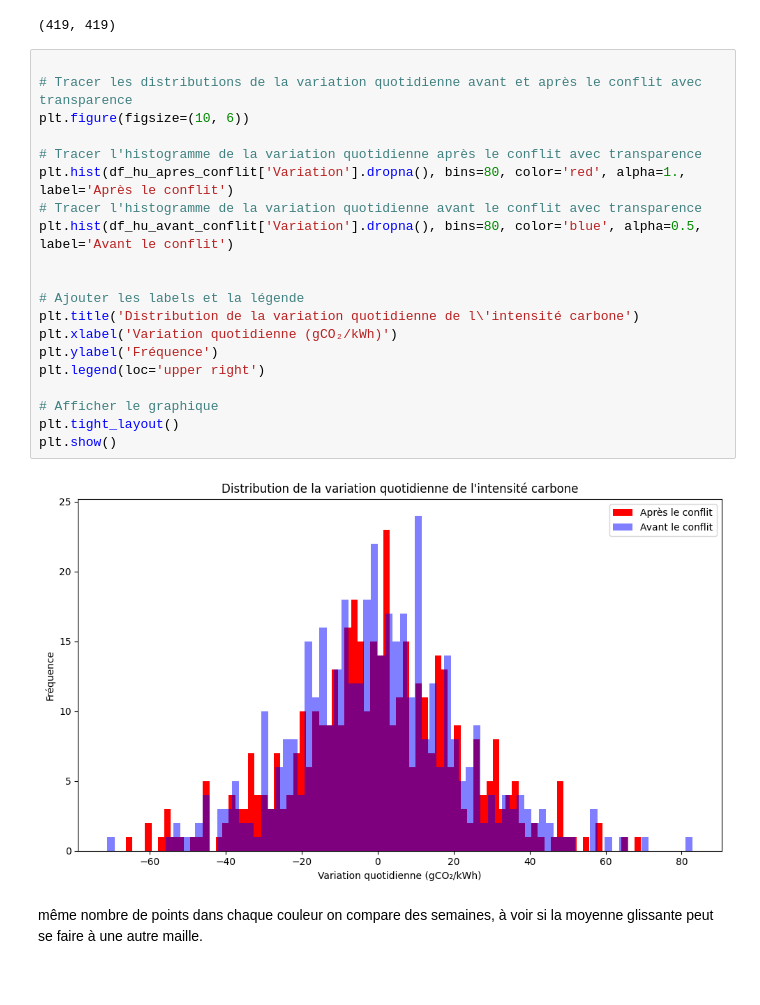
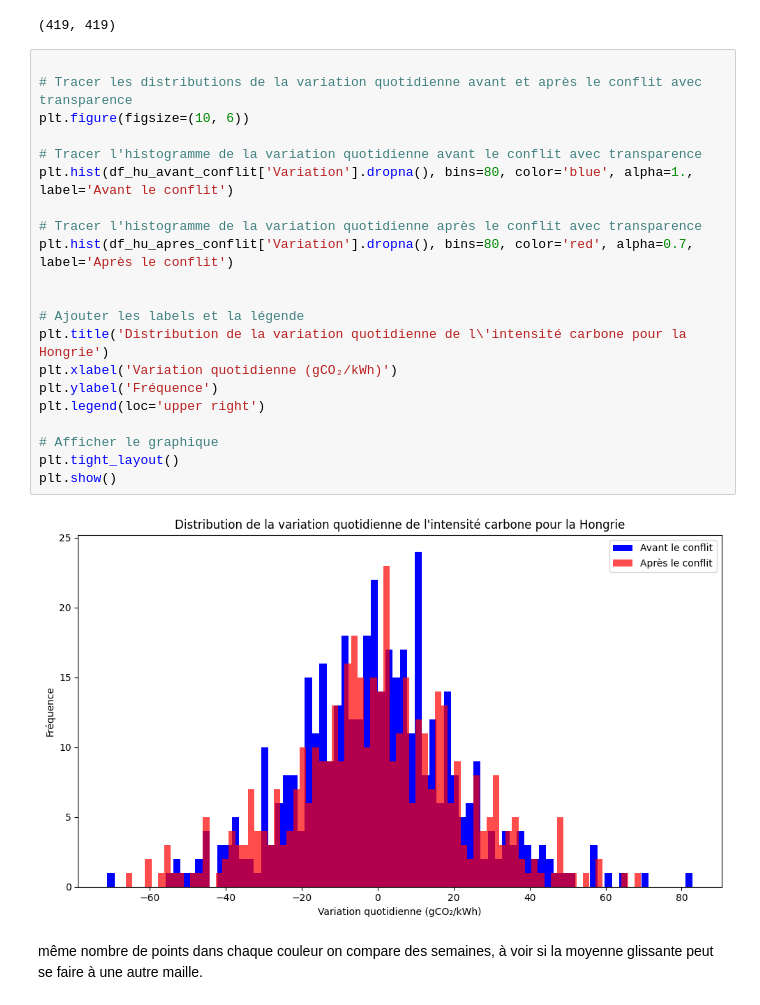
Before and after one commit to RaphLC16/M1EDE, a Jupyter notebook: distri.ipynb, the cells around one changed output. Saved outputs shown, nothing was run; the diff lists cells and outputs as text.

Commit message:
harminisation des distri pour la Fr et Hu

```diff
--- a/distri.ipynb
+++ b/distri.ipynb
@@ -34,25 +34,26 @@ len(df_hu_avant_conflit), len(df_hu_apres_conflit)
 # %%
 
 # Tracer les distributions de la variation quotidienne avant et après le conflit avec transparence
 plt.figure(figsize=(10, 6))
 
+# Tracer l'histogramme de la variation quotidienne avant le conflit avec transparence
+plt.hist(df_hu_avant_conflit['Variation'].dropna(), bins=80, color='blue', alpha=1., label='Avant le conflit')
+
 # Tracer l'histogramme de la variation quotidienne après le conflit avec transparence
-plt.hist(df_hu_apres_conflit['Variation'].dropna(), bins=80, color='red', alpha=1., label='Après le conflit')
-# Tracer l'histogramme de la variation quotidienne avant le conflit avec transparence
-plt.hist(df_hu_avant_conflit['Variation'].dropna(), bins=80, color='blue', alpha=0.5, label='Avant le conflit')
+plt.hist(df_hu_apres_conflit['Variation'].dropna(), bins=80, color='red', alpha=0.7, label='Après le conflit')
 
 
 # Ajouter les labels et la légende
-plt.title('Distribution de la variation quotidienne de l\'intensité carbone')
+plt.title('Distribution de la variation quotidienne de l\'intensité carbone pour la Hongrie')
 plt.xlabel('Variation quotidienne (gCO₂/kWh)')
 plt.ylabel('Fréquence')
 plt.legend(loc='upper right')
 
 # Afficher le graphique
 plt.tight_layout()
 plt.show()
 # %% [output]
-[figure, old version]
+[figure, new version]
 # %% [markdown]
 même nombre de points dans chaque couleur
 on compare des semaines, à voir si la moyenne glissante peut se faire à une autre maille.
```
Also changed, not shown: parts of 3 cells of this notebook.
